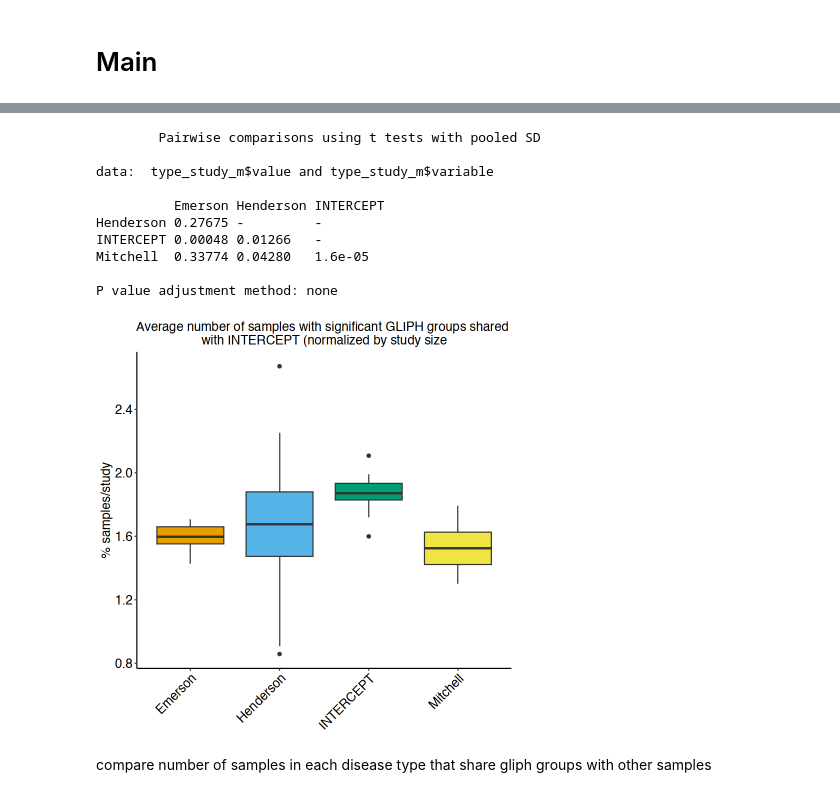
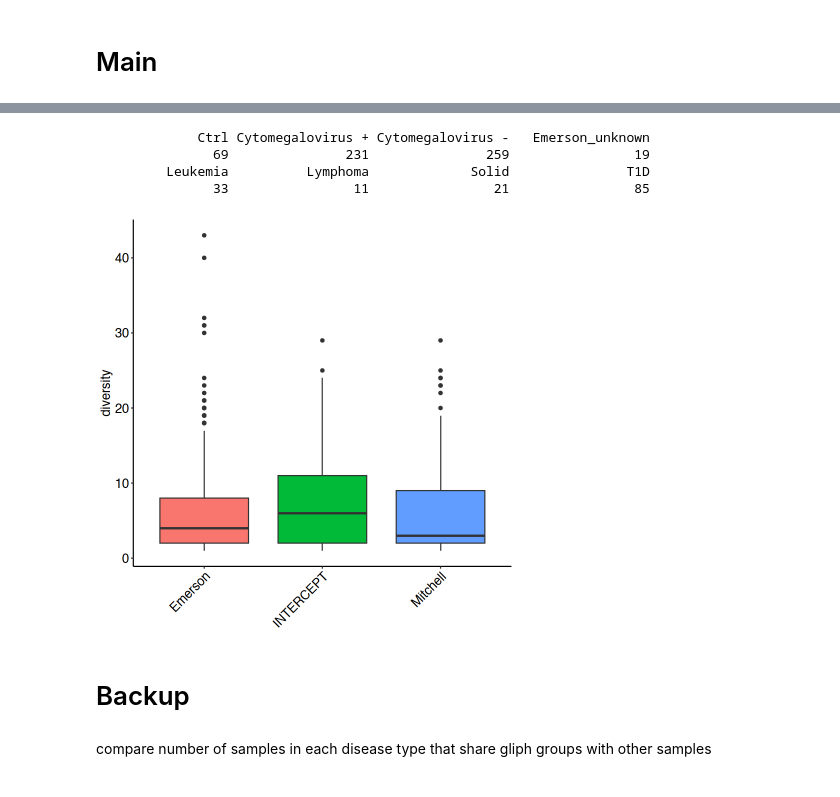
Before and after one commit to pughlab/ped_CapTCRseq, a Jupyter notebook: notebooks/14_gliph_diversity.ipynb, the cells around one changed output, grey strips where cells are left out. Drawn from its saved outputs; the diff is of its cells as text; code cells hidden in the pictures.

```diff
--- a/notebooks/14_gliph_diversity.ipynb
+++ b/notebooks/14_gliph_diversity.ipynb
@@ -85,0 +100,11 @@ filelist
+# %%
+# make a new variable for the disease
+# Group Leukemia, Lymphoma and Solid together as Cancer, all others as Non-Cancer
+discovery_metadata$disease_group <- discovery_metadata$disease
+discovery_metadata$disease_group[discovery_metadata$disease %in% c("Leukemia", "Lymphoma", "Solid")] <- "Cancer"
+discovery_metadata$disease_group[!discovery_metadata$disease %in% c("Leukemia", "Lymphoma", "Solid")] <- "Non-Cancer"
+# %%
+myfreq <- as.data.frame(table(discovery_metadata$disease) , stringsAsFactors = F)
+
+myfreq
+tmp <- discovery_metadata[ discovery_metadata$disease %in% myfreq$Var1[ myfreq$Freq > 5],]
@@ -177,0 +220,7 @@ No id variables; using all as measure variables
+# %%
+tmp <- tmp[ !is.na(tmp$diversity),]
+
+myfreq <- as.data.frame(table(tmp$disease) , stringsAsFactors = F)
+
+myfreq
+tmp <- tmp[ tmp$disease %in% myfreq$Var1[ myfreq$Freq > 5],]
@@ -190,27 +283,22 @@ A data.frame: 6 x 2
-# %%
-pairwise.t.test(type_study_m$value, type_study_m$variable, p.adj = "none")
-# %% [output]
-        Pairwise comparisons using t tests with pooled SD
-
-data:  type_study_m$value and type_study_m$variable
-
-          Emerson Henderson INTERCEPT
-Henderson 0.27675 -         -
-INTERCEPT 0.00048 0.01266   -
-Mitchell  0.33774 0.04280   1.6e-05
-
-P value adjustment method: none
+# %%
+table(tmp$disease)
+# %% [output]
+             Ctrl Cytomegalovirus + Cytomegalovirus -   Emerson_unknown
+               69               231               259                19
+         Leukemia          Lymphoma             Solid               T1D
+               33                11                21                85
 # %%
-ggplot() + geom_boxplot(data = type_study_m, aes(x = variable, y = value, fill = variable)) +
-    scale_fill_manual(values = c("#E69F00", "#56B4E9", "#009E73", "#F0E442", "#0072B2", "#D55E00", "#CC79A7")) +
+ggplot() + geom_boxplot(data = tmp, aes(x = study, y = diversity, fill = study)) +
+    #scale_fill_manual(values = c("#E69F00", "#56B4E9", "#009E73", "#F0E442", "#0072B2", "#D55E00", "#CC79A7")) +
     myplot + myaxis + theme(legend.title = element_blank(),
                             legend.position = "none",
                             plot.title = element_text(hjust = 0.5, size = 15),
                             axis.title.x = element_blank()) +
-    ylab("% samples/study") + guides(fill = guide_legend(ncol = 2)) +
-    ggtitle("Average number of samples with significant GLIPH groups shared \nwith INTERCEPT (normalized by study size")
+     guides(fill = guide_legend(ncol = 2))
 # %% [output]
-[figure, old version]
+[figure, new version]
+# %% [markdown]
+# Backup
 # %% [markdown]
 compare number of samples in each disease type that share gliph groups with other samples
 # %%
```
Also changed, not shown: parts of 28 cells of this notebook, 3 other files.
